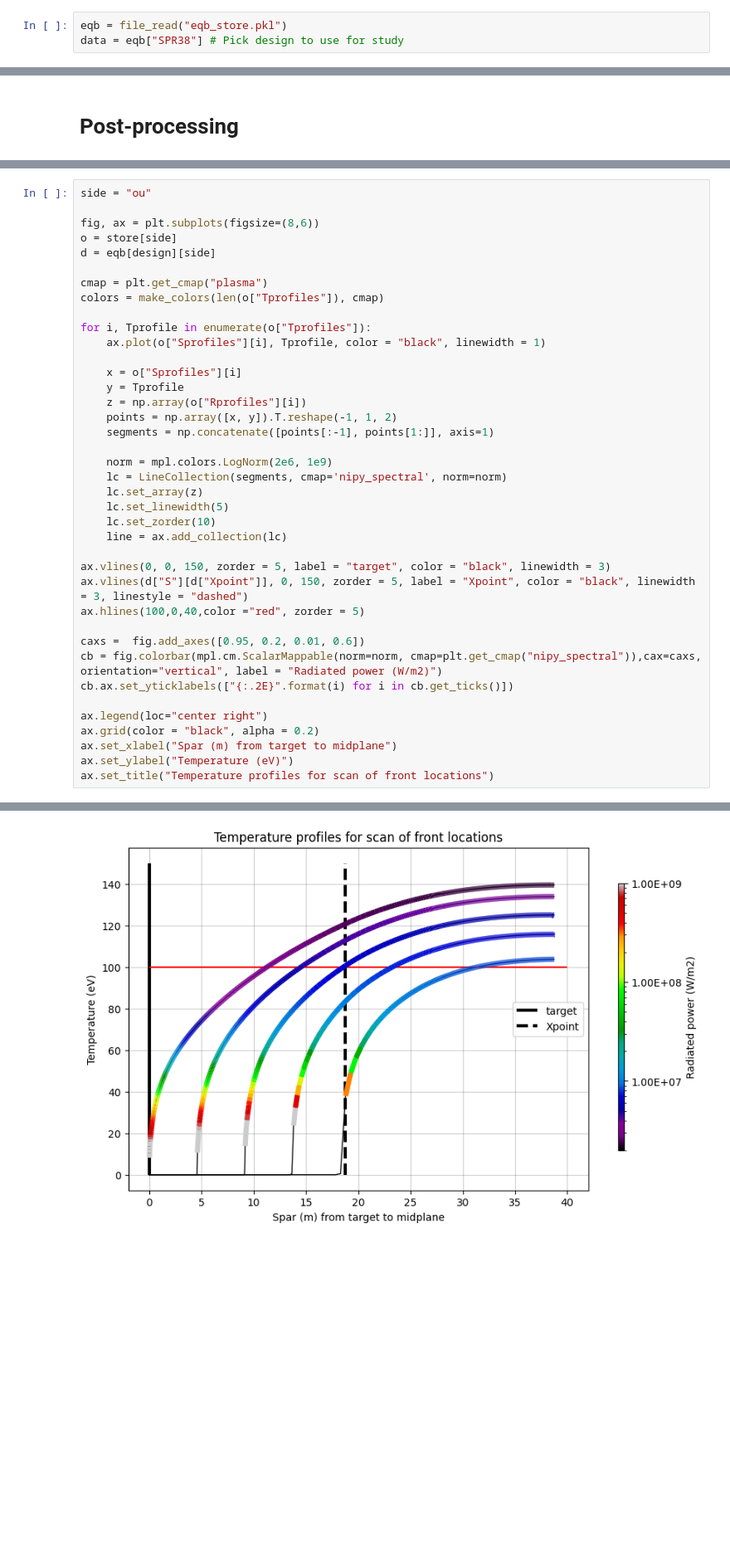
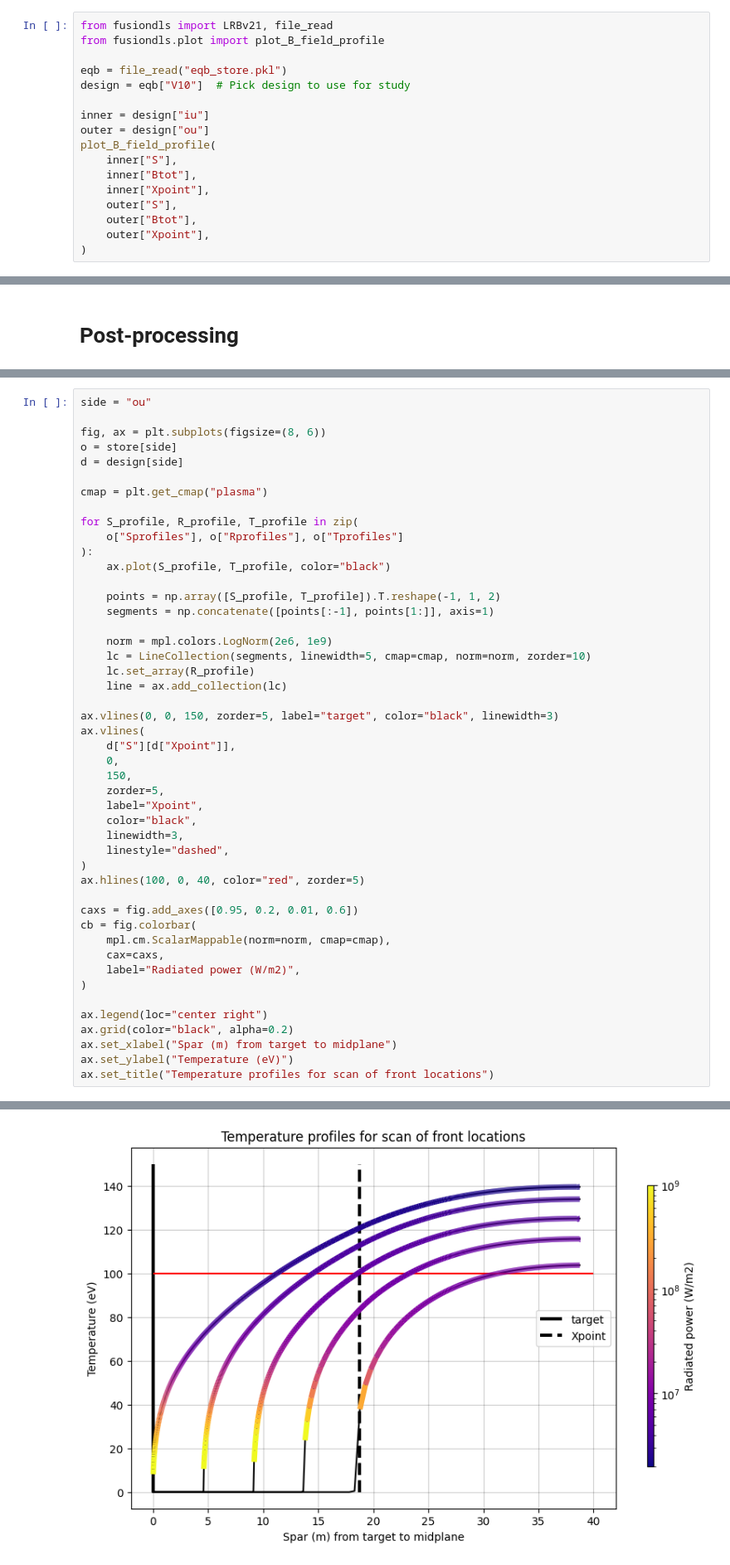
Before and after one commit to FusionDLS/FusionDLS, a Jupyter notebook: docs/examples/3_post_processing.ipynb, the cells around one changed output, grey strips where cells are left out. Shown at 83% size. Cells and saved outputs as stored; diff of their text form; blank space fills up the shorter version.

```diff
--- a/docs/examples/3_post_processing.ipynb
+++ b/docs/examples/3_post_processing.ipynb
@@ -48,4 +17,18 @@ This notebook shows a few examples of more advanced post-processing analysis:
 - SPR38 inner and outer, visualised.
 # %%
+from fusiondls import LRBv21, file_read
+from fusiondls.plot import plot_B_field_profile
+
 eqb = file_read("eqb_store.pkl")
-data = eqb["SPR38"] # Pick design to use for study
+design = eqb["V10"]  # Pick design to use for study
+
+inner = design["iu"]
+outer = design["ou"]
+plot_B_field_profile(
+    inner["S"],
+    inner["Btot"],
+    inner["Xpoint"],
+    outer["S"],
+    outer["Btot"],
+    outer["Xpoint"],
+)
@@ -168,45 +128,53 @@ for param in ["Qprofiles", "Tprofiles"]:
 # %%
 side = "ou"
 
-fig, ax = plt.subplots(figsize=(8,6))
+fig, ax = plt.subplots(figsize=(8, 6))
 o = store[side]
-d = eqb[design][side]
+d = design[side]
 
 cmap = plt.get_cmap("plasma")
-colors = make_colors(len(o["Tprofiles"]), cmap)
 
-for i, Tprofile in enumerate(o["Tprofiles"]):
-    ax.plot(o["Sprofiles"][i], Tprofile, color = "black", linewidth = 1)
+for S_profile, R_profile, T_profile in zip(
+    o["Sprofiles"], o["Rprofiles"], o["Tprofiles"]
+):
+    ax.plot(S_profile, T_profile, color="black")
 
-    x = o["Sprofiles"][i]
-    y = Tprofile
-    z = np.array(o["Rprofiles"][i])
-    points = np.array([x, y]).T.reshape(-1, 1, 2)
+    points = np.array([S_profile, T_profile]).T.reshape(-1, 1, 2)
     segments = np.concatenate([points[:-1], points[1:]], axis=1)
 
     norm = mpl.colors.LogNorm(2e6, 1e9)
-    lc = LineCollection(segments, cmap='nipy_spectral', norm=norm)
-    lc.set_array(z)
-    lc.set_linewidth(5)
-    lc.set_zorder(10)
+    lc = LineCollection(segments, linewidth=5, cmap=cmap, norm=norm, zorder=10)
+    lc.set_array(R_profile)
     line = ax.add_collection(lc)
 
-ax.vlines(0, 0, 150, zorder = 5, label = "target", color = "black", linewidth = 3)
-ax.vlines(d["S"][d["Xpoint"]], 0, 150, zorder = 5, label = "Xpoint", color = "black", linewidth = 3, linestyle = "dashed")
-ax.hlines(100,0,40,color ="red", zorder = 5)
+ax.vlines(0, 0, 150, zorder=5, label="target", color="black", linewidth=3)
+ax.vlines(
+    d["S"][d["Xpoint"]],
+    0,
+    150,
+    zorder=5,
+    label="Xpoint",
+    color="black",
+    linewidth=3,
+    linestyle="dashed",
+)
+ax.hlines(100, 0, 40, color="red", zorder=5)
 
-caxs =  fig.add_axes([0.95, 0.2, 0.01, 0.6])
-cb = fig.colorbar(mpl.cm.ScalarMappable(norm=norm, cmap=plt.get_cmap("nipy_spectral")),cax=caxs,  orientation="vertical", label = "Radiated power (W/m2)")
-cb.ax.set_yticklabels(["{:.2E}".format(i) for i in cb.get_ticks()])
+caxs = fig.add_axes([0.95, 0.2, 0.01, 0.6])
+cb = fig.colorbar(
+    mpl.cm.ScalarMappable(norm=norm, cmap=cmap),
+    cax=caxs,
+    label="Radiated power (W/m2)",
+)
 
 ax.legend(loc="center right")
-ax.grid(color = "black", alpha = 0.2)
+ax.grid(color="black", alpha=0.2)
 ax.set_xlabel("Spar (m) from target to midplane")
 ax.set_ylabel("Temperature (eV)")
 ax.set_title("Temperature profiles for scan of front locations")
 # %% [output]
 Text(0.5, 1.0, 'Temperature profiles for scan of front locations')
-[figure, old version]
+[figure, new version]
 # %% [markdown]
 ## Temperature and radiation profiles (radiation relative to peak)
 # %%
```
Also changed, not shown: parts of 11 cells of this notebook.
